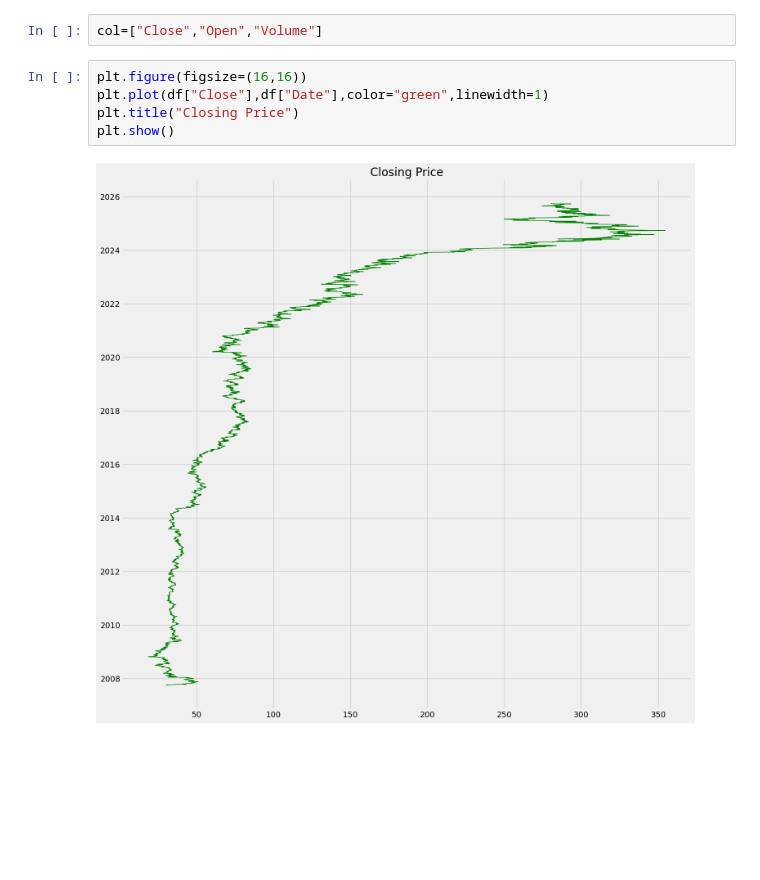
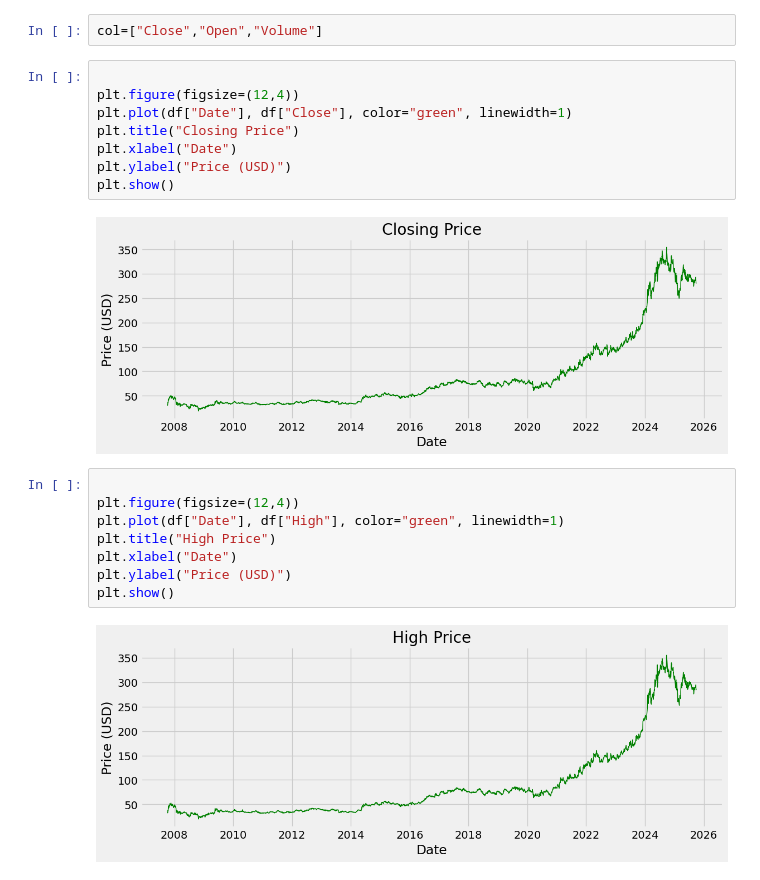
Before and after one commit to aditya90001/stock_price_prediction, a Jupyter notebook: a.ipynb, the cells around one changed output. Saved outputs shown, nothing was run; the diff lists cells and outputs as text; blank space fills up the shorter version.

```diff
--- a/a.ipynb
+++ b/a.ipynb
@@ -128,9 +130,22 @@ fig.show()
 # %%
 col=["Close","Open","Volume"]
 # %%
-plt.figure(figsize=(16,16))
-plt.plot(df["Close"],df["Date"],color="green",linewidth=1)
+
+plt.figure(figsize=(12,4))
+plt.plot(df["Date"], df["Close"], color="green", linewidth=1)
 plt.title("Closing Price")
+plt.xlabel("Date")
+plt.ylabel("Price (USD)")
 plt.show()
 # %% [output]
-[figure, old version]
+[figure, new version]
+# %%
+
+plt.figure(figsize=(12,4))
+plt.plot(df["Date"], df["High"], color="green", linewidth=1)
+plt.title("High Price")
+plt.xlabel("Date")
+plt.ylabel("Price (USD)")
+plt.show()
+# %% [output]
+[figure, added]
```
Also changed, not shown: parts of 20 cells of this notebook.
